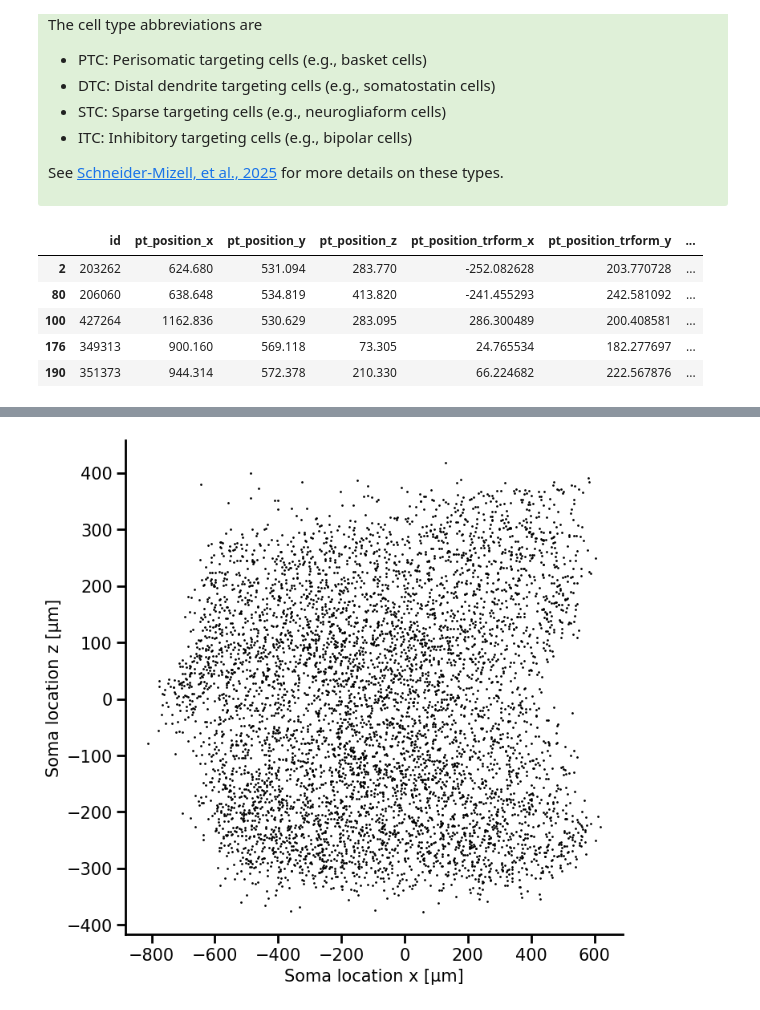
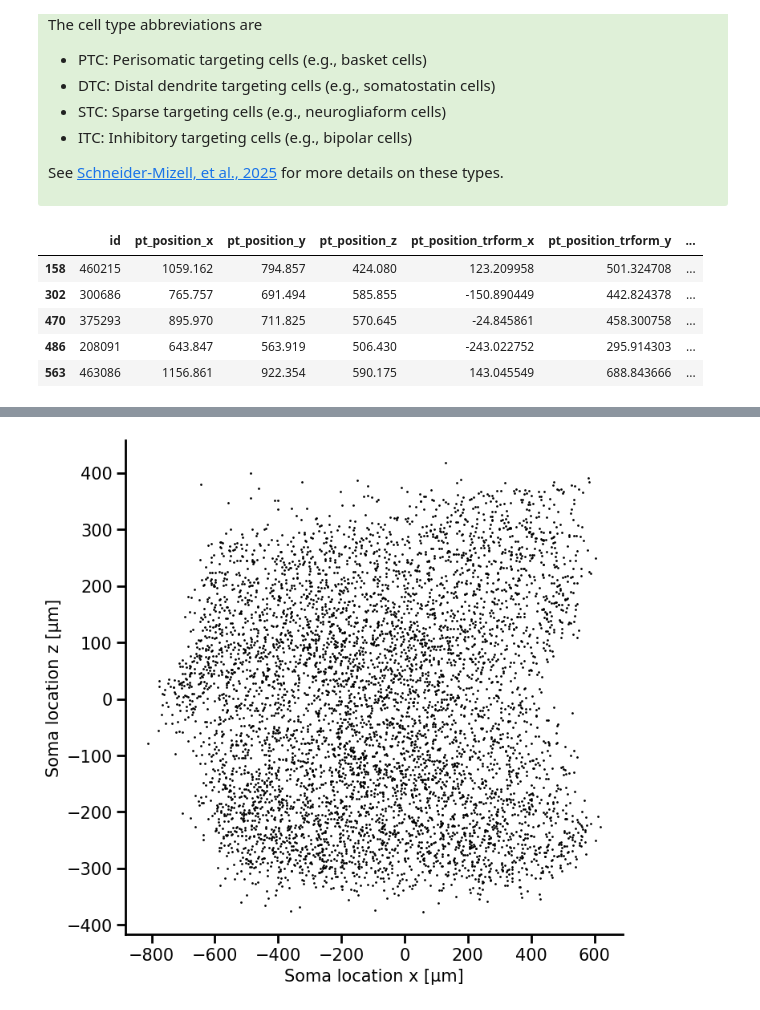
Before and after one commit to timkimd/connectomics, a Jupyter notebook: code/notebooks/grace_structure2.ipynb, the cells around one changed output, grey strips where cells are left out. Drawn from its saved outputs; the diff is of its cells as text; code cells hidden in the pictures.

```diff
--- a/code/notebooks/grace_structure2.ipynb
+++ b/code/notebooks/grace_structure2.ipynb
@@ -131,15 +147,12 @@ See [Schneider-Mizell, et al., 2025](https://www.nature.com/articles/s41586-024-
 </div>
 # %%
 # YOUR CODE HERE
-sub_cell_df_L4IT = cell_df[cell_df["cell_type"] == "L6-IT"]
-sub_cell_df_L4IT.head(5)
-
-sub_cell_df_L3IT = cell_df[cell_df["cell_type"] == "L3-IT"]
-sub_cell_df_L3IT.head(5)
+sub_cell_df_DTC = cell_df[cell_df["cell_type"] == "DTC"]
+sub_cell_df_DTC.head(5)
 # %% [output]
 |  | id | pt_position_x | pt_position_y | pt_position_z | pt_position_trform_x | pt_position_trform_y | ... |
-| 2 | 203262 | 624.680 | 531.094 | 283.770 | -252.082628 | 203.770728 | ... |
-| 80 | 206060 | 638.648 | 534.819 | 413.820 | -241.455293 | 242.581092 | ... |
-| 100 | 427264 | 1162.836 | 530.629 | 283.095 | 286.300489 | 200.408581 | ... |
-| 176 | 349313 | 900.160 | 569.118 | 73.305 | 24.765534 | 182.277697 | ... |
-| 190 | 351373 | 944.314 | 572.378 | 210.330 | 66.224682 | 222.567876 | ... |
+| 158 | 460215 | 1059.162 | 794.857 | 424.080 | 123.209958 | 501.324708 | ... |
+| 302 | 300686 | 765.757 | 691.494 | 585.855 | -150.890449 | 442.824378 | ... |
+| 470 | 375293 | 895.970 | 711.825 | 570.645 | -24.845861 | 458.300758 | ... |
+| 486 | 208091 | 643.847 | 563.919 | 506.430 | -243.022752 | 295.914303 | ... |
+| 563 | 463086 | 1156.861 | 922.354 | 590.175 | 143.045549 | 688.843666 | ... |
```
Also changed, not shown: parts of 16 cells of this notebook, 1 other file.
